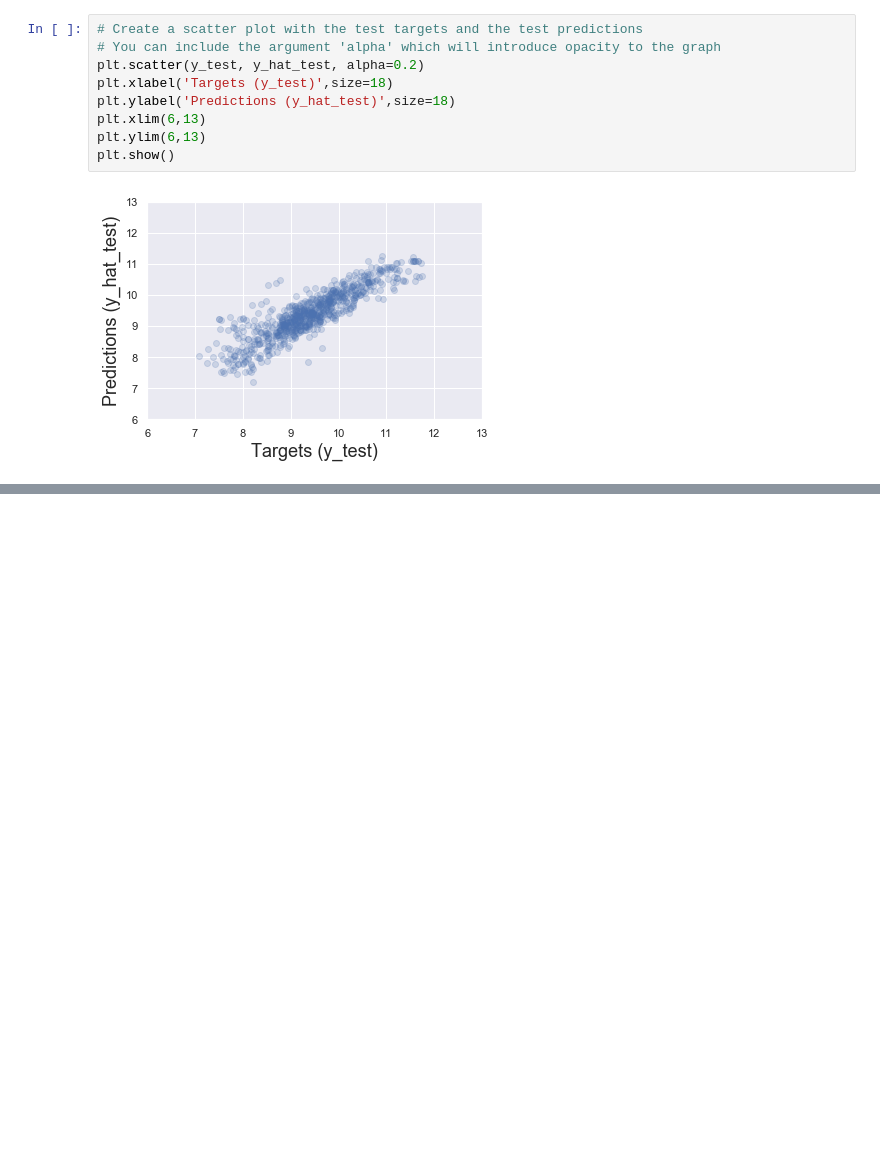
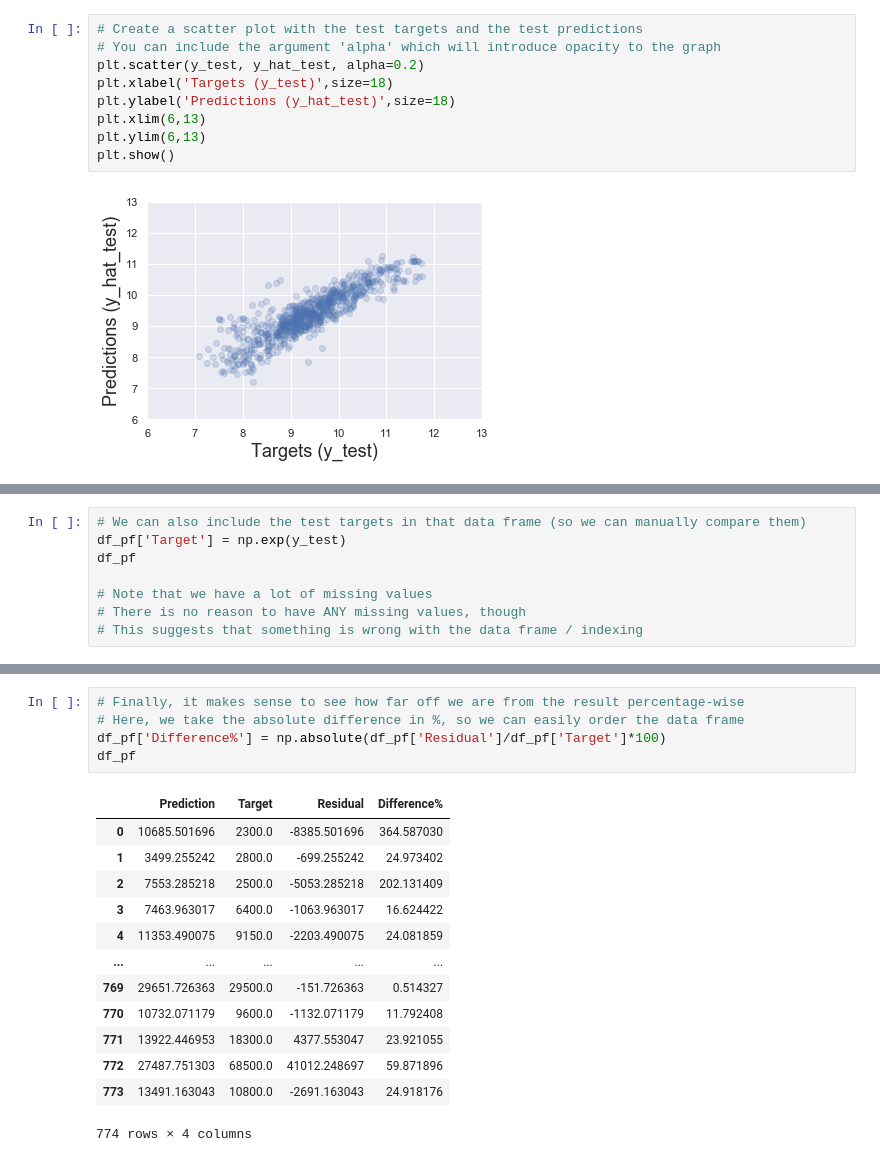
Before and after one commit to Andre-Williams22/Data-Science-ML-Courses, a Jupyter notebook: 365-DataScience/Advanced-Statistical-Methods/Real-Life-Example.ipynb, the cells around one changed output, grey strips where cells are left out. Saved outputs shown, nothing was run; the diff lists cells and outputs as text; blank space fills up the shorter version.

```diff
--- a/365-DataScience/Advanced-Statistical-Methods/Real-Life-Example.ipynb
+++ b/365-DataScience/Advanced-Statistical-Methods/Real-Life-Example.ipynb
@@ -510,0 +523,8 @@ plt.show()
+# %%
+# We can also include the test targets in that data frame (so we can manually compare them)
+df_pf['Target'] = np.exp(y_test)
+df_pf
+
+# Note that we have a lot of missing values
+# There is no reason to have ANY missing values, though
+# This suggests that something is wrong with the data frame / indexing
@@ -510,0 +588,19 @@ plt.show()
+# %%
+# Finally, it makes sense to see how far off we are from the result percentage-wise
+# Here, we take the absolute difference in %, so we can easily order the data frame
+df_pf['Difference%'] = np.absolute(df_pf['Residual']/df_pf['Target']*100)
+df_pf
+# %% [output]
+|  | Prediction | Target | Residual | Difference% |
+| 0 | 10685.501696 | 2300.0 | -8385.501696 | 364.587030 |
+| 1 | 3499.255242 | 2800.0 | -699.255242 | 24.973402 |
+| 2 | 7553.285218 | 2500.0 | -5053.285218 | 202.131409 |
+| 3 | 7463.963017 | 6400.0 | -1063.963017 | 16.624422 |
+| 4 | 11353.490075 | 9150.0 | -2203.490075 | 24.081859 |
+| ... | ... | ... | ... | ... |
+| 769 | 29651.726363 | 29500.0 | -151.726363 | 0.514327 |
+| 770 | 10732.071179 | 9600.0 | -1132.071179 | 11.792408 |
+| 771 | 13922.446953 | 18300.0 | 4377.553047 | 23.921055 |
+| 772 | 27487.751303 | 68500.0 | 41012.248697 | 59.871896 |
+| 773 | 13491.163043 | 10800.0 | -2691.163043 | 24.918176 |
+774 rows × 4 columns
```
Also changed, not shown: parts of 8 cells of this notebook.
